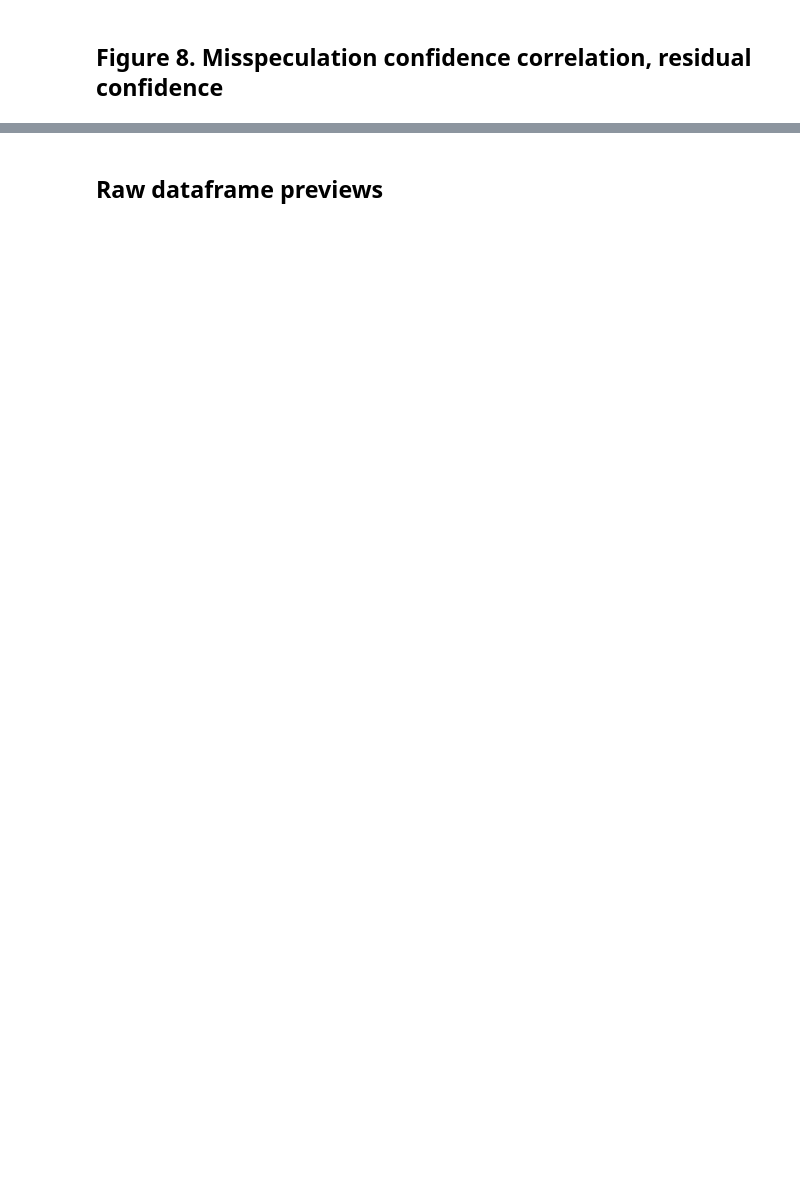
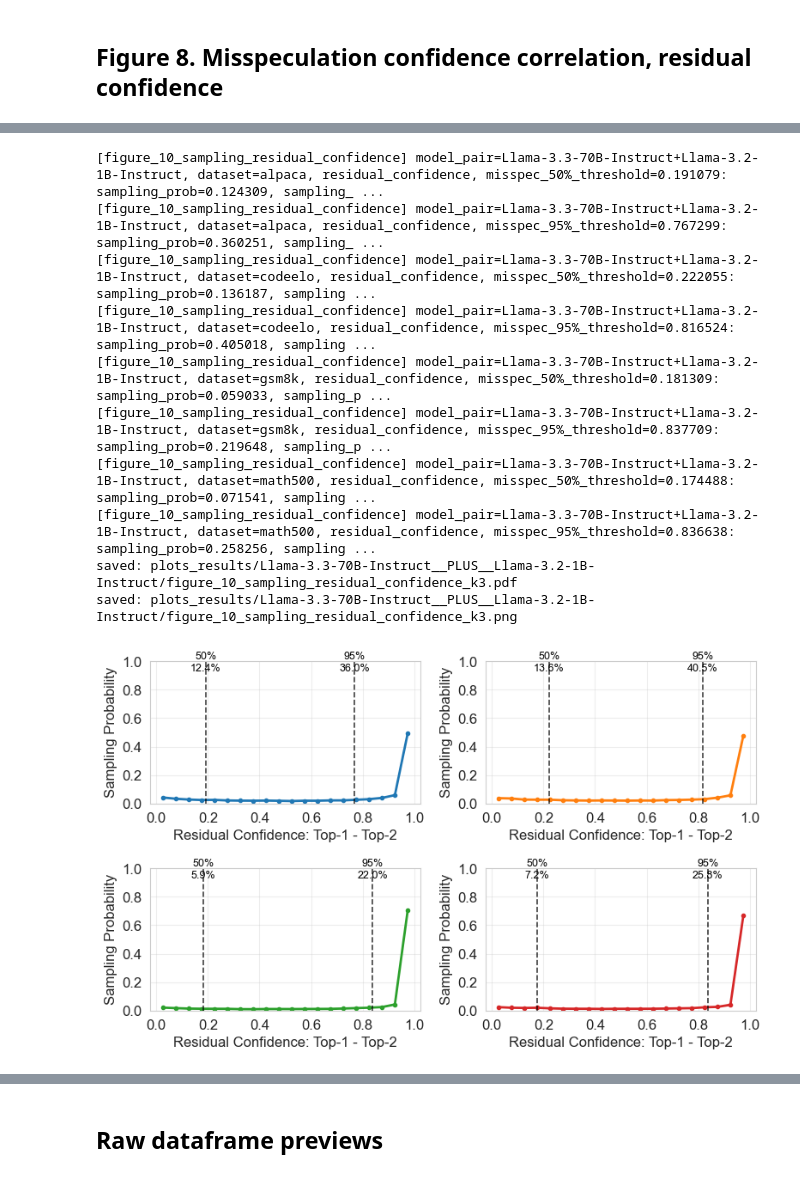
Before and after one commit to junsu-kim0807/ssd, a Jupyter notebook: plot_script.ipynb, the cells around one changed output, grey strips where cells are left out. Cells and saved outputs as stored; diff of their text form; code cells hidden in the pictures; blank space fills up the shorter version.

```diff
--- a/plot_script.ipynb
+++ b/plot_script.ipynb
@@ -1002,0 +1247,18 @@ saved: plots_results/Qwen3-32B__PLUS__Qwen3-0.6B/figure_8_misspeculation_residua
+# %%
+plot_sampling_confidence_distribution_grid(
+    value_col="residual_confidence",
+    xlabel="Residual Confidence: Top-1 - Top-2",
+    fig_name="figure_10_sampling_residual_confidence",
+)
+# %% [output]
+[figure_10_sampling_residual_confidence] model_pair=Llama-3.3-70B-Instruct+Llama-3.2-1B-Instruct, dataset=alpaca, residual_confidence, misspec_50%_threshold=0.191079: sampling_prob=0.124309, sampling_ ...
+[figure_10_sampling_residual_confidence] model_pair=Llama-3.3-70B-Instruct+Llama-3.2-1B-Instruct, dataset=alpaca, residual_confidence, misspec_95%_threshold=0.767299: sampling_prob=0.360251, sampling_ ...
+[figure_10_sampling_residual_confidence] model_pair=Llama-3.3-70B-Instruct+Llama-3.2-1B-Instruct, dataset=codeelo, residual_confidence, misspec_50%_threshold=0.222055: sampling_prob=0.136187, sampling ...
+[figure_10_sampling_residual_confidence] model_pair=Llama-3.3-70B-Instruct+Llama-3.2-1B-Instruct, dataset=codeelo, residual_confidence, misspec_95%_threshold=0.816524: sampling_prob=0.405018, sampling ...
+[figure_10_sampling_residual_confidence] model_pair=Llama-3.3-70B-Instruct+Llama-3.2-1B-Instruct, dataset=gsm8k, residual_confidence, misspec_50%_threshold=0.181309: sampling_prob=0.059033, sampling_p ...
+[figure_10_sampling_residual_confidence] model_pair=Llama-3.3-70B-Instruct+Llama-3.2-1B-Instruct, dataset=gsm8k, residual_confidence, misspec_95%_threshold=0.837709: sampling_prob=0.219648, sampling_p ...
+[figure_10_sampling_residual_confidence] model_pair=Llama-3.3-70B-Instruct+Llama-3.2-1B-Instruct, dataset=math500, residual_confidence, misspec_50%_threshold=0.174488: sampling_prob=0.071541, sampling ...
+[figure_10_sampling_residual_confidence] model_pair=Llama-3.3-70B-Instruct+Llama-3.2-1B-Instruct, dataset=math500, residual_confidence, misspec_95%_threshold=0.836638: sampling_prob=0.258256, sampling ...
+saved: plots_results/Llama-3.3-70B-Instruct__PLUS__Llama-3.2-1B-Instruct/figure_10_sampling_residual_confidence_k3.pdf
+saved: plots_results/Llama-3.3-70B-Instruct__PLUS__Llama-3.2-1B-Instruct/figure_10_sampling_residual_confidence_k3.png
+[figure, added]
```
Also changed, not shown: parts of 10 cells of this notebook, 33 other files.
